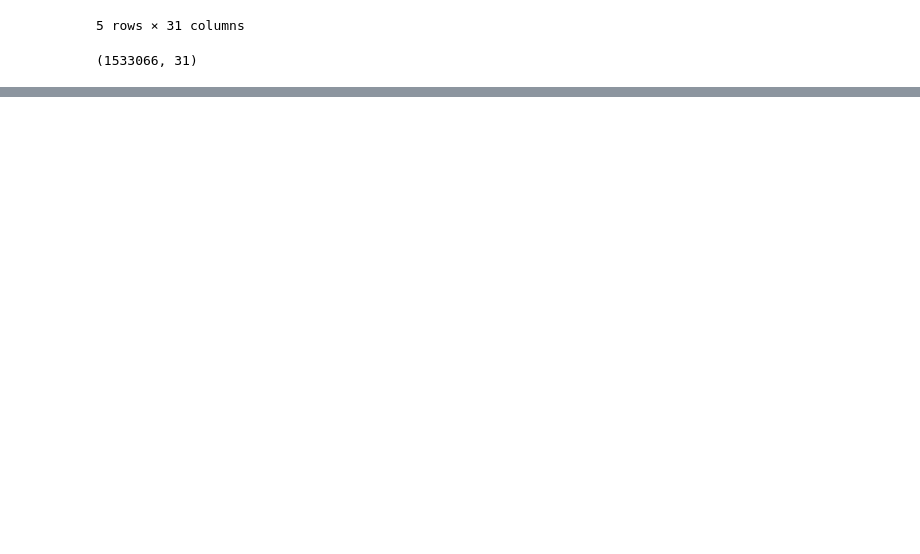
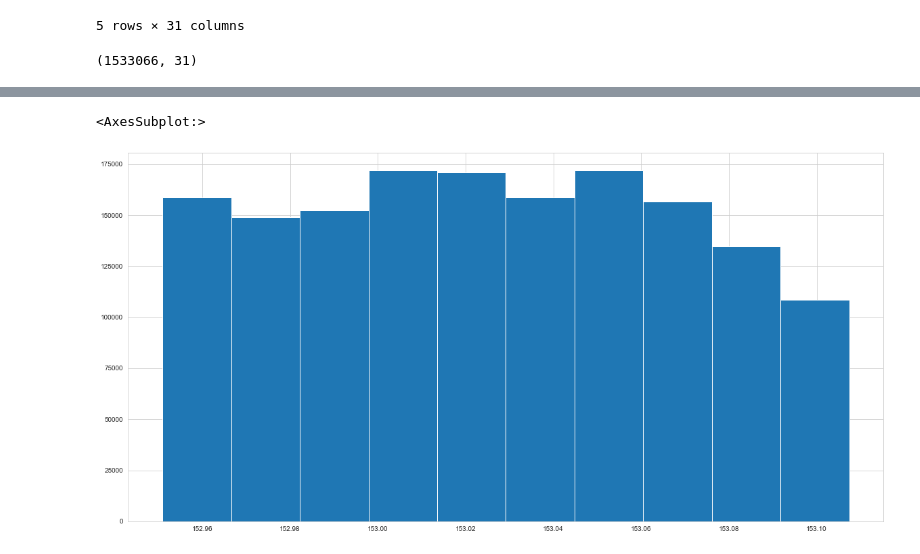
Before and after one commit to sindhri/anomaly2020, a Jupyter notebook: anomaly2020_visualization.ipynb, the cells around one changed output, grey strips where cells are left out. Drawn from its saved outputs; the diff is of its cells as text; code cells hidden in the pictures; blank space fills up the shorter version.

```diff
--- a/anomaly2020_visualization.ipynb
+++ b/anomaly2020_visualization.ipynb
@@ -118,0 +249,6 @@ transaction.shape
+# %%
+# FROMACCT_ADDRESS_LON, evenly distributed across all measures, not easily identify any anomaly from this single metric
+transaction.FROMACCT_ADDRESS_LON.hist()
+# %% [output]
+<AxesSubplot:>
+[figure, added]
```
Also changed, not shown: parts of 35 cells of this notebook.
